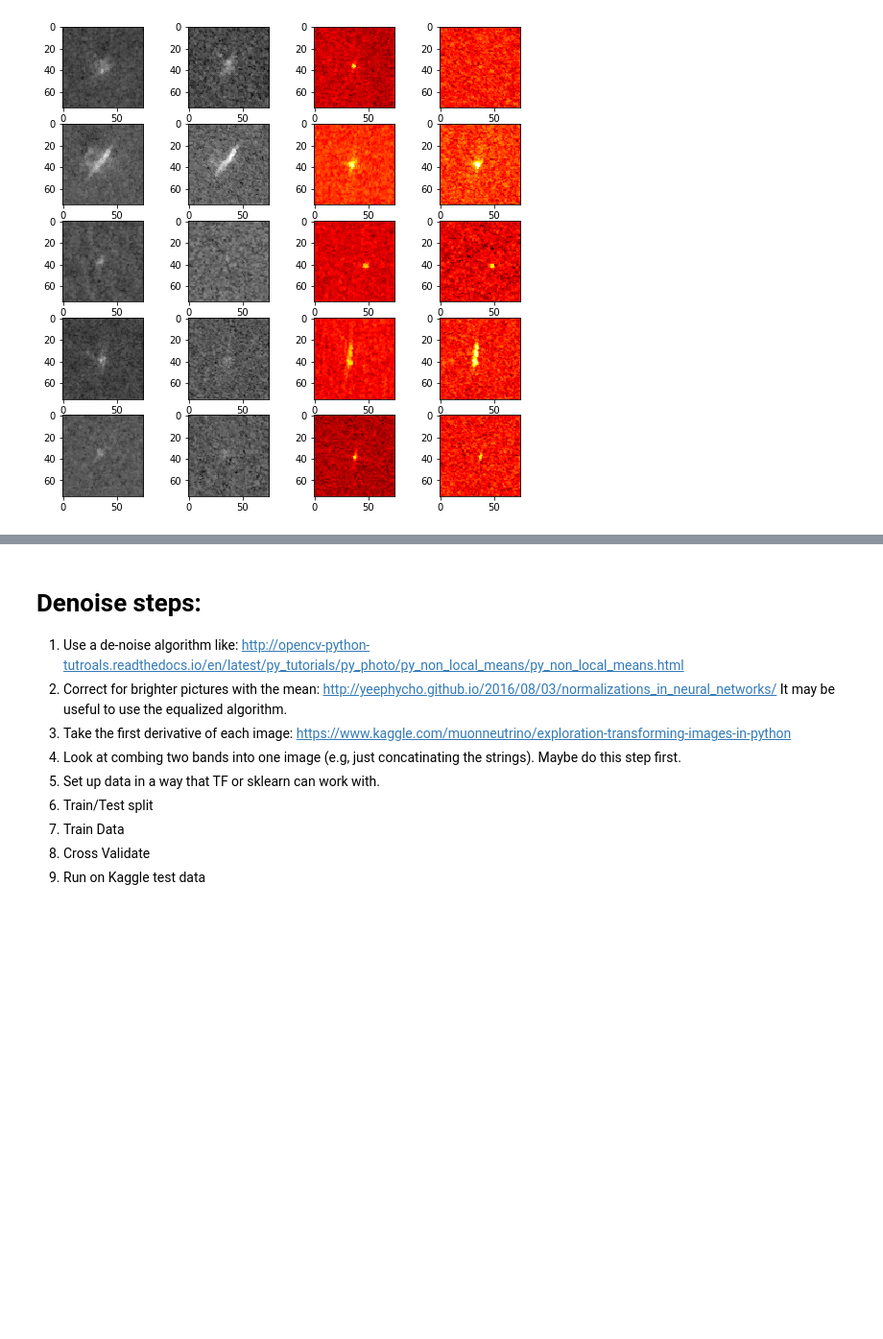
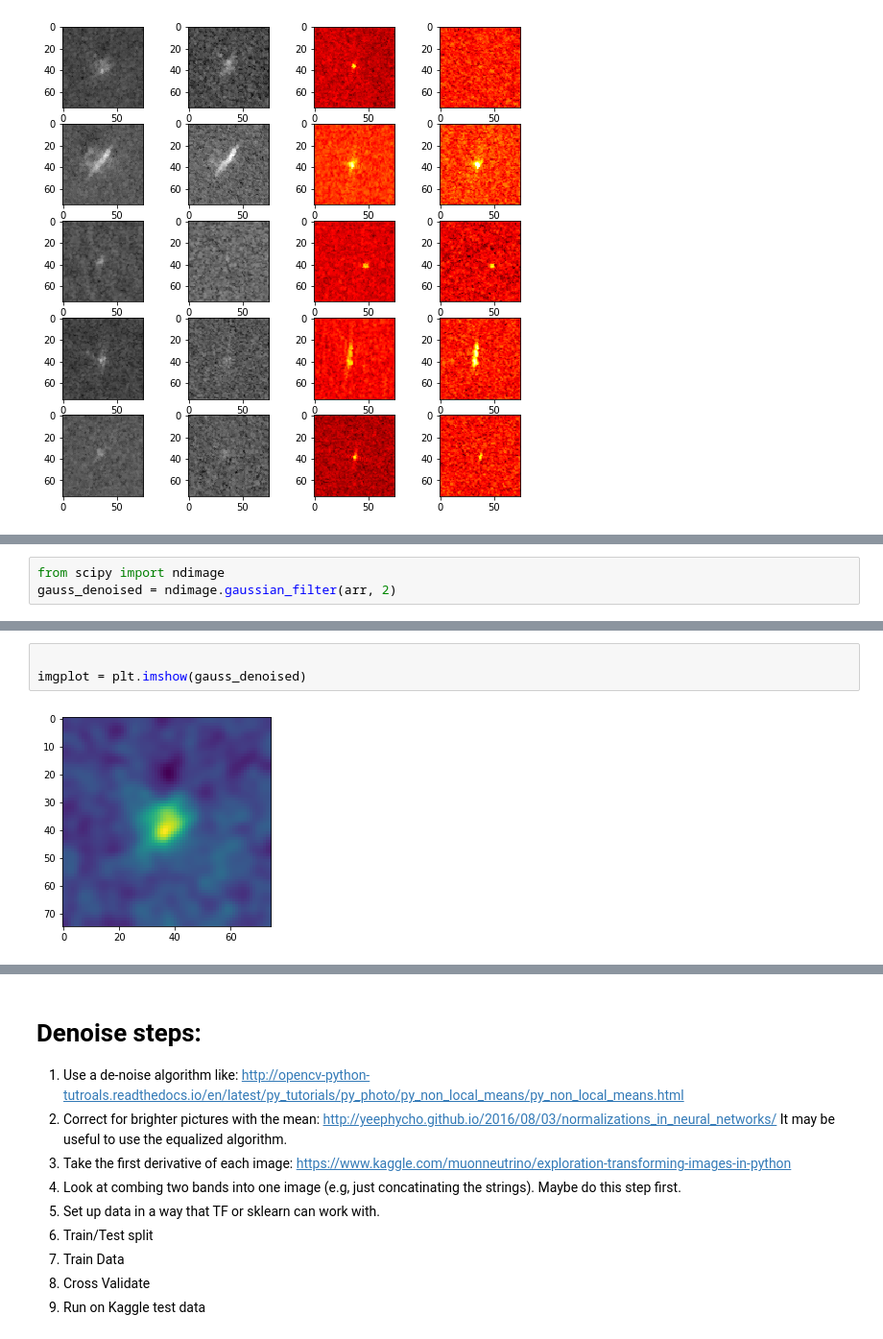
Before and after one commit to kailukowiak/DATA602_Final_Project, a Jupyter notebook: PlanningAndSandBox.ipynb, the cells around one changed output, grey strips where cells are left out. Shown: that part at 96% size. Saved outputs shown, nothing was run; the diff lists cells and outputs as text; blank space fills up the shorter version.

```diff
--- a/PlanningAndSandBox.ipynb
+++ b/PlanningAndSandBox.ipynb
@@ -45,0 +87,3 @@ fig.savefig('bergs_and_ships.png')
+# %%
+from scipy import ndimage
+gauss_denoised = ndimage.gaussian_filter(arr, 2)
@@ -45,0 +95,5 @@ fig.savefig('bergs_and_ships.png')
+# %%
+
+imgplot = plt.imshow(gauss_denoised)
+# %% [output]
+[figure, added]
```
Also changed, not shown: parts of 26 cells of this notebook.
